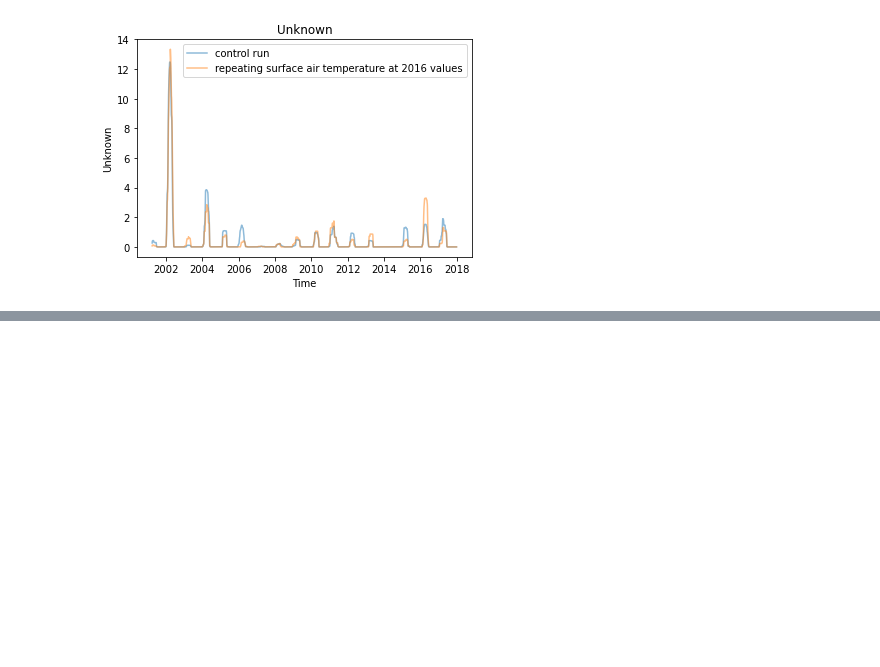
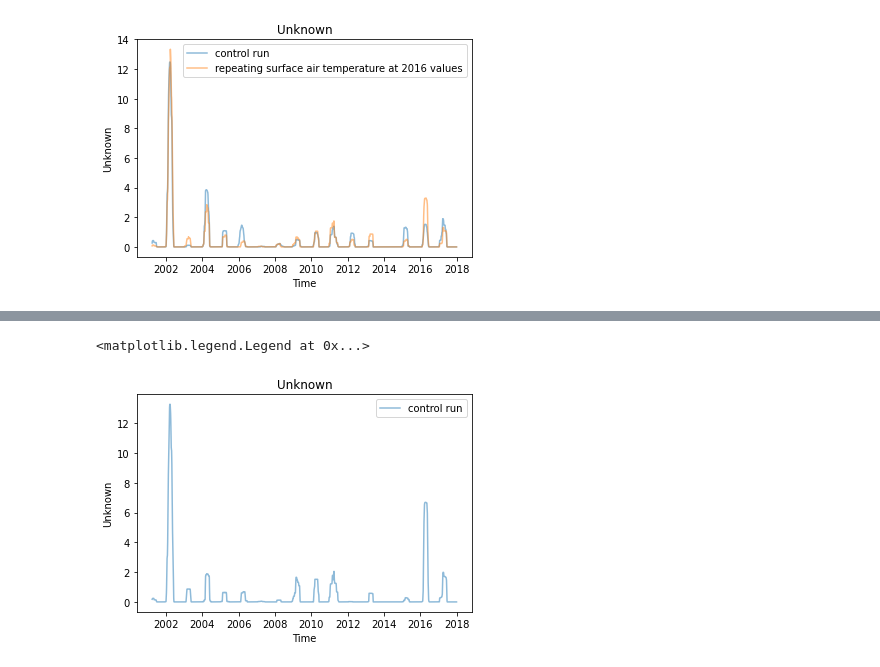
Before and after one commit to PaulHalloran/computeserv_jupyter, a Jupyter notebook: beth_script.ipynb, the cells around one changed output, grey strips where cells are left out. Saved outputs shown, nothing was run; the diff lists cells and outputs as text; code cells hidden in the pictures; blank space fills up the shorter version.

```diff
--- a/beth_script.ipynb
+++ b/beth_script.ipynb
@@ -208,0 +232,9 @@ plt.savefig('/data/local_ssd/bfr202/my_plot.png')
+# %%
+#area average
+dhw_cube_control_region_area_average = area_avg(dhw_cube_control_region)
+# %%
+qplt.plot(dhw_cube_control_region_area_average,alpha=transparency,label='control run')
+plt.legend()
+# %% [output]
+<matplotlib.legend.Legend at 0x...>
+[figure, added]
```
Also changed, not shown: parts of 6 cells of this notebook.
